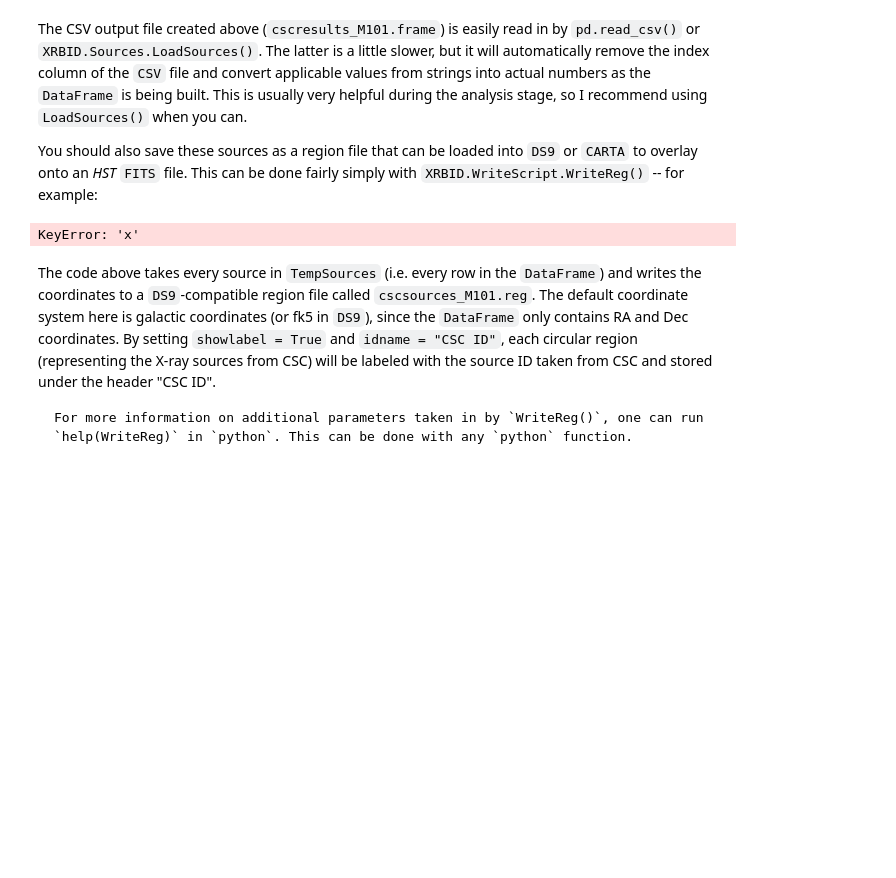
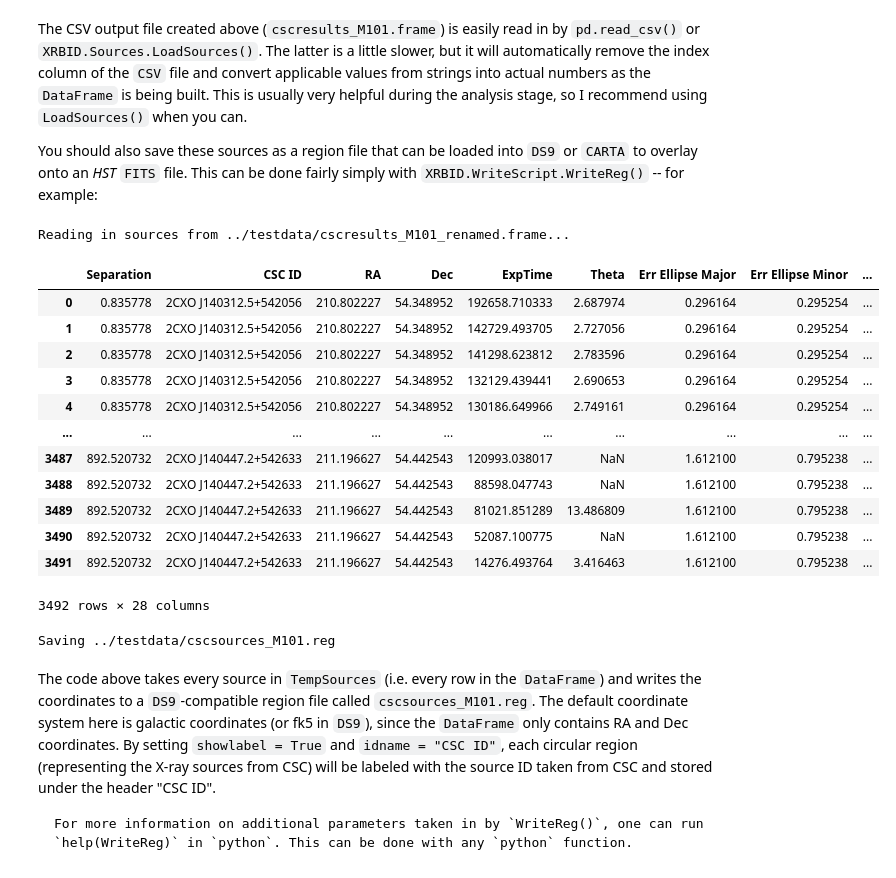
Before and after one commit to QosmicQi/XRBID, a Jupyter notebook: xrbid_guide/_build/jupyter_execute/chapters/csc-data.ipynb, the cells around one changed output. Saved outputs shown, nothing was run; the diff lists cells and outputs as text; code cells hidden in the pictures; blank space fills up the shorter version.

```diff
--- a/xrbid_guide/_build/jupyter_execute/chapters/csc-data.ipynb
+++ b/xrbid_guide/_build/jupyter_execute/chapters/csc-data.ipynb
@@ -109,11 +107,30 @@ The CSV output file created above (`cscresults_M101.frame`) is easily read in by
 You should also save these sources as a region file that can be loaded into `DS9` or `CARTA` to overlay onto an *HST* `FITS` file. This can be done fairly simply with `XRBID.WriteScript.WriteReg()` -- for example:
 # %%
 from XRBID.WriteScript import WriteReg
+from XRBID.Sources import LoadSources
 
-WriteReg(TempSources, outfile="cscsources_M101.reg", idname="CSC ID",
+TempSources = LoadSources("../testdata/cscresults_M101_renamed.frame")
+display(TempSources)
+
+# Writing to a DS9-compatible region file
+WriteReg(TempSources, outfile="../testdata/cscsources_M101.reg", idname="CSC ID",
         radius=50, width=2, color="hotpink", showlabel=True)
 # %% [output]
-KeyError: 'x'
+Reading in sources from ../testdata/cscresults_M101_renamed.frame...
+|  | Separation | CSC ID | RA | Dec | ExpTime | Theta | Err Ellipse Major | Err Ellipse Minor | ... |
+| 0 | 0.835778 | 2CXO J140312.5+542056 | 210.802227 | 54.348952 | 192658.710333 | 2.687974 | 0.296164 | 0.295254 | ... |
+| 1 | 0.835778 | 2CXO J140312.5+542056 | 210.802227 | 54.348952 | 142729.493705 | 2.727056 | 0.296164 | 0.295254 | ... |
+| 2 | 0.835778 | 2CXO J140312.5+542056 | 210.802227 | 54.348952 | 141298.623812 | 2.783596 | 0.296164 | 0.295254 | ... |
+| 3 | 0.835778 | 2CXO J140312.5+542056 | 210.802227 | 54.348952 | 132129.439441 | 2.690653 | 0.296164 | 0.295254 | ... |
+| 4 | 0.835778 | 2CXO J140312.5+542056 | 210.802227 | 54.348952 | 130186.649966 | 2.749161 | 0.296164 | 0.295254 | ... |
+| ... | ... | ... | ... | ... | ... | ... | ... | ... | ... |
+| 3487 | 892.520732 | 2CXO J140447.2+542633 | 211.196627 | 54.442543 | 120993.038017 | NaN | 1.612100 | 0.795238 | ... |
+| 3488 | 892.520732 | 2CXO J140447.2+542633 | 211.196627 | 54.442543 | 88598.047743 | NaN | 1.612100 | 0.795238 | ... |
+| 3489 | 892.520732 | 2CXO J140447.2+542633 | 211.196627 | 54.442543 | 81021.851289 | 13.486809 | 1.612100 | 0.795238 | ... |
+| 3490 | 892.520732 | 2CXO J140447.2+542633 | 211.196627 | 54.442543 | 52087.100775 | NaN | 1.612100 | 0.795238 | ... |
+| 3491 | 892.520732 | 2CXO J140447.2+542633 | 211.196627 | 54.442543 | 14276.493764 | 3.416463 | 1.612100 | 0.795238 | ... |
+3492 rows × 28 columns
+Saving ../testdata/cscsources_M101.reg
 # %% [markdown]
 The code above takes every source in `TempSources` (i.e. every row in the `DataFrame`) and writes the coordinates to a `DS9`-compatible region file called `cscsources_M101.reg`. The default coordinate system here is galactic coordinates (or fk5 in `DS9`), since the `DataFrame` only contains RA and Dec coordinates. By setting `showlabel = True` and `idname = "CSC ID"`, each circular region (representing the X-ray sources from CSC) will be labeled with the source ID taken from CSC and stored under the header "CSC ID".
 
```
Also changed, not shown: parts of 1 cell of this notebook, 10 other files.
